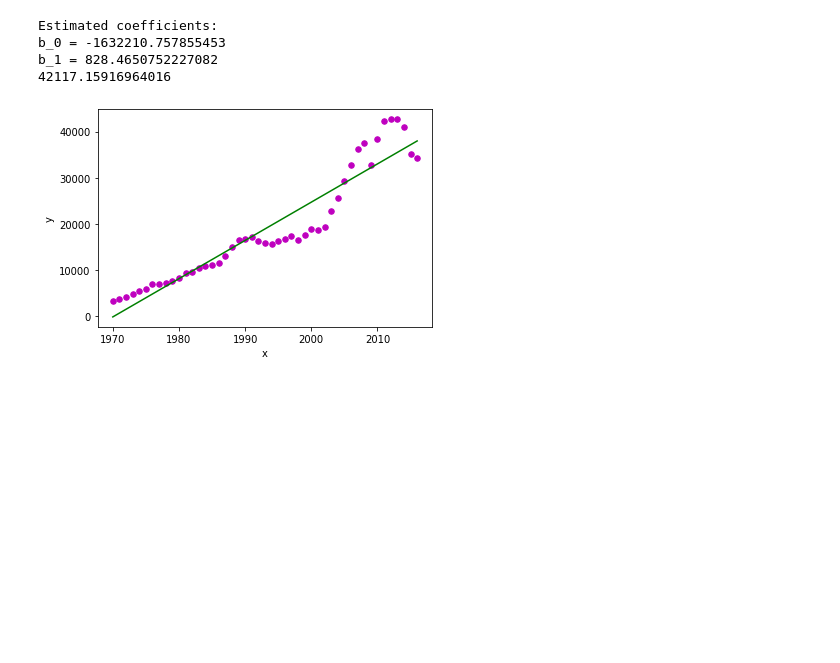
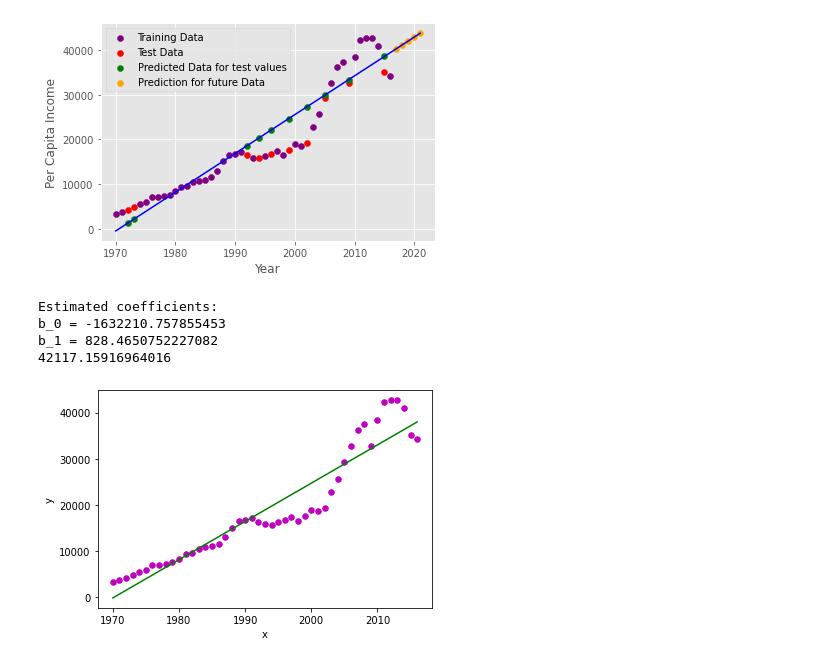
Before and after one commit to ParadoxPD/Intro-to-machine-learning, a Jupyter notebook: Project 3/Project 3.ipynb, the cells around one changed output. Drawn from its saved outputs; the diff is of its cells as text; code cells hidden in the pictures; blank space fills up the shorter version.

```diff
--- a/Project 3/Project 3.ipynb
+++ b/Project 3/Project 3.ipynb
@@ -3,37 +3,89 @@
 
 import pandas as pd
 import numpy as np
-from sklearn.preprocessing import LabelEncoder,StandardScaler
+from sklearn.preprocessing import LabelEncoder,StandardScaler,Normalizer
 from sklearn.linear_model import LinearRegression
 from sklearn.model_selection import train_test_split
+from sklearn.impute import SimpleImputer
+from matplotlib import pyplot as plt
+plt.style.use('ggplot')
 
 # Import data set
 dataset=pd.read_csv('../Data/captia_income.csv')
 
 
 # To create feature matrix and dependent variable vector
-x=dataset.iloc[:,:-1].values
-y=dataset.iloc[:,-1].values
+# X is the year
+# Y is the per caita income of that year
+x=np.array(dataset.iloc[:,:-1].values)
+y=np.array(dataset.iloc[:,-1].values)
 
-# Dependent variable vector using label encoder
-le=LabelEncoder()
-y=np.array(le.fit_transform(y))
+# Replace missing data
+imputer=SimpleImputer(missing_values=np.nan,strategy='mean')
+imputer.fit(x)
+x=imputer.transform(x)
+
+
+# # Feature scaling
+# sc=StandardScaler()
+# x=sc.fit_transform(x)
+
+
+# # Dependent variable vector using label encoder
+# le=LabelEncoder()
+# y=le.fit_transform(y)
+
 
 # Splitting of data into training data set and testing data set
 xtrain,xtest,ytrain,ytest=train_test_split(x,y,test_size=0.2,random_state=1)
 
 
-# Feature scaling
-sc=StandardScaler()
-xtrain[:]=sc.fit_transform(xtrain[:])
-xtest[:]=sc.fit_transform(xtest[:])
-
 # Build a multiple linear model
 regn=LinearRegression()
 regn.fit(xtrain,ytrain)
-yestimated=regn.predict(xtest)
+
+
+
+
+# #Inversing the transformations for plotting
+# xtrain = sc.inverse_transform(xtrain)
+# ytrain = le.inverse_transform(ytrain)
+# xtest = sc.inverse_transform(xtest)
+# ytest = le.inverse_transform(ytest)
+# x = sc.inverse_transform(x)
+# y = le.inverse_transform(y)
+
+#Finding the predicted values for the test data
+yestimated = regn.predict(xtest)
+
+# Plotting the predicted data(green) vs the testing data(red)
+plt.xlabel("Year")
+plt.ylabel("Per Capita Income")
+
+train_plot = plt.scatter(xtrain,ytrain,color = 'purple')
+test_plot = plt.scatter(xtest,ytest,color = 'red')
+pred_plot = plt.scatter(xtest,yestimated,color = 'green')
+
+
 
 # Find the predicted per capita income for year 2021
-predicted_val = regn.predict([[2021]])
-print(predicted_val)
+pred_X = [[2017],[2018],[2019],[2020],[2021]]
+pred_Y = regn.predict(pred_X)
+
+print(regn.intercept_)
+print(regn.coef_)
+print(pred_Y[-1])
+
+out_plot = plt.scatter(pred_X,pred_Y,color = 'orange')
+
+
+plt.plot(np.linspace(x[0],2021,len(x)) , regn.intercept_ + regn.coef_* np.linspace(x[0],2021,len(x)),color = "blue")
+
+plt.legend((train_plot,test_plot,pred_plot,out_plot),("Training Data","Test Data","Predicted Data for test values","Prediction for future Data"),
+           scatterpoints=1,
+           loc='upper left',
+           ncol=1,
+           fontsize=10)
+
+plt.show()
 # %% [output]
@@ -41,3 +95,4 @@ print(predicted_val)
+[figure, added]
 # %%
 import numpy as np
 import matplotlib.pyplot as plt
```
Also changed, not shown: parts of 1 cell of this notebook, 3 other files.
